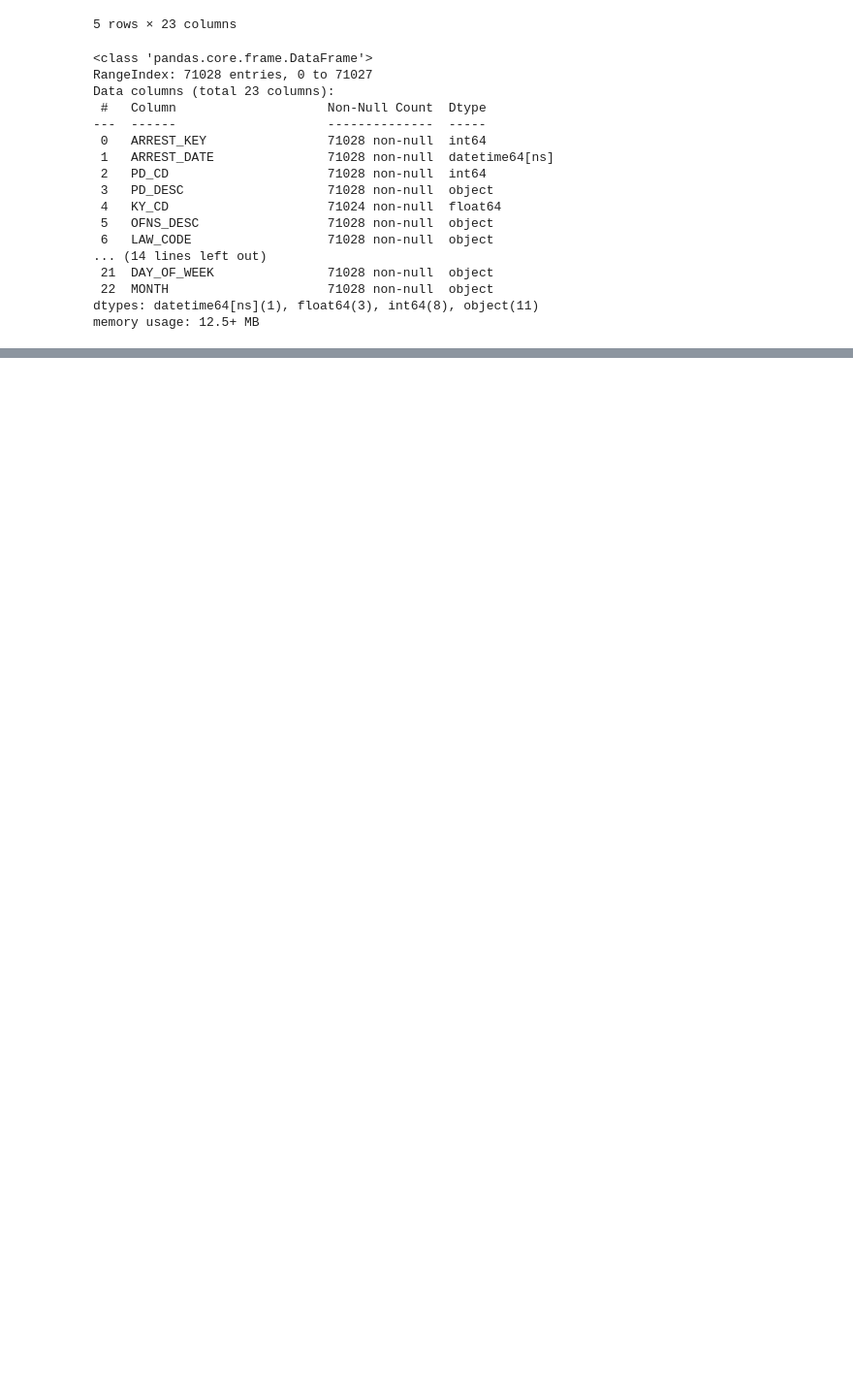
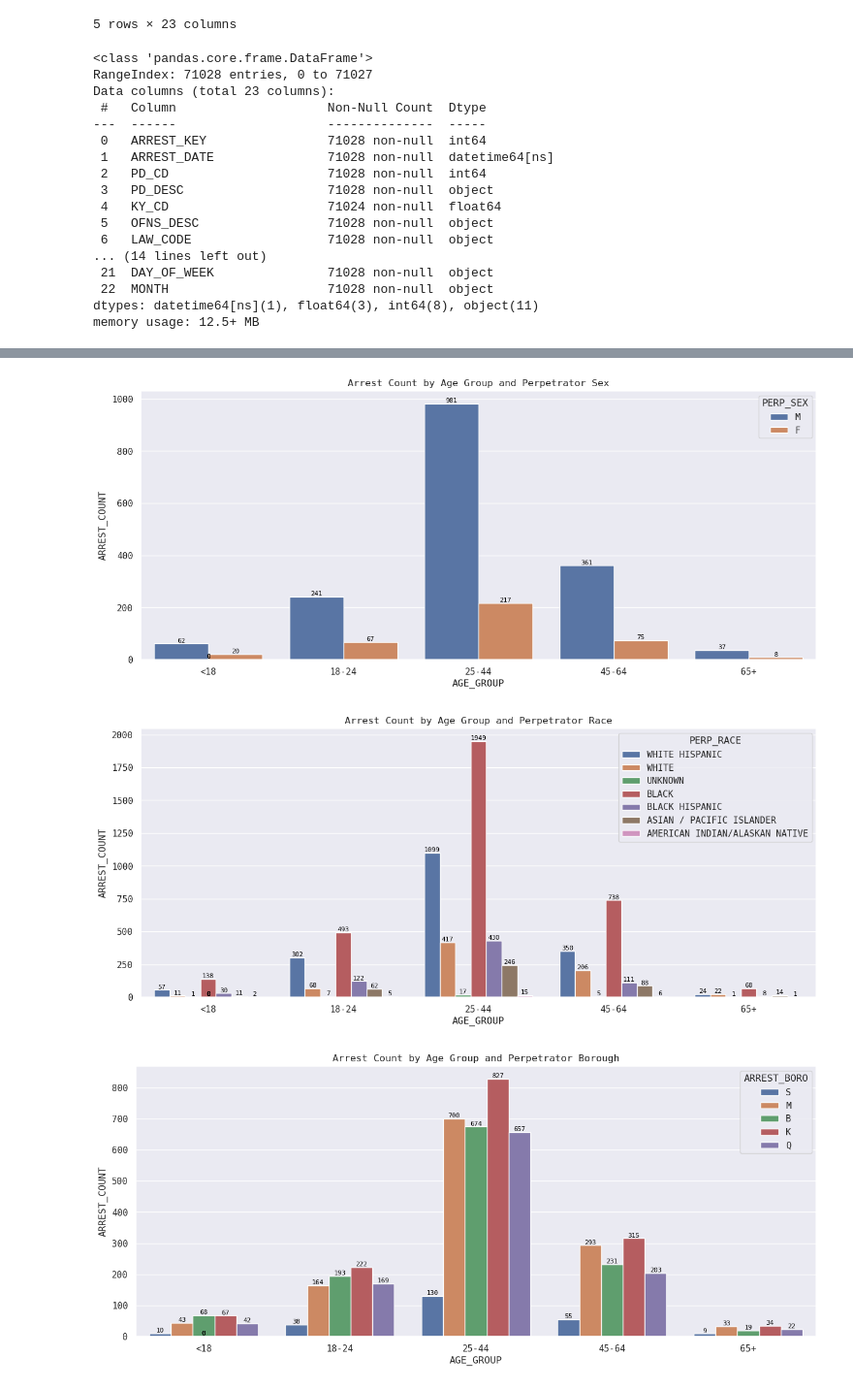
Before and after one commit to drod75/nyc-arrests-analysis, a Jupyter notebook: notebooks/highLevel.ipynb, the cells around one changed output, grey strips where cells are left out. Shown at 97% size. Cells and saved outputs as stored; diff of their text form; code cells hidden in the pictures; blank space fills up the shorter version.

```diff
--- a/notebooks/highLevel.ipynb
+++ b/notebooks/highLevel.ipynb
@@ -129,0 +51,3 @@ df_crime_detailed.head()
+# %%
+df_demographics = df.groupby(['ARREST_BORO','AGE_GROUP', 'PERP_SEX', 'PERP_RACE']).size().reset_index(name='ARREST_COUNT')
+df_demographics.head()
@@ -129,0 +61,5 @@ df_crime_detailed.head()
+# %%
+desired_order = ['<18', '18-24', '25-44', '45-64', '65+']
+df_demographics['AGE_GROUP'] = pd.Categorical(df_demographics['AGE_GROUP'], categories=desired_order, ordered=True)
+df_demographics = df_demographics.sort_values(by='AGE_GROUP')
+df_demographics.head()
@@ -129,0 +73,39 @@ df_crime_detailed.head()
+# %%
+import seaborn as sns
+import matplotlib.pyplot as plt
+
+sns.set_theme(context='notebook', style='darkgrid', palette='deep', font='monospace', font_scale=1, color_codes=True)
+
+# Create a grouped bar chart for `AGE_GROUP` by `PERP_SEX`
+plt.figure(figsize=(15, 6))
+a = sns.barplot(data=df_demographics, x='AGE_GROUP', y='ARREST_COUNT', hue='PERP_SEX', errorbar=None)
+plt.title('Arrest Count by Age Group and Perpetrator Sex')
+for p in a.patches:
+    height = p.get_height()
+    a.annotate(f'{height:.0f}', (p.get_x() + p.get_width() / 2, height),
+               ha='center', va='bottom', fontsize=8, color='black')
+plt.show()
+
+# Create a grouped bar chart for `AGE_GROUP` by `PERP_RACE`
+plt.figure(figsize=(15, 6))
+b = sns.barplot(data=df_demographics, x='AGE_GROUP', y='ARREST_COUNT', hue='PERP_RACE', errorbar=None)
+plt.title('Arrest Count by Age Group and Perpetrator Race')
+for p in b.patches:
+    height = p.get_height()
+    b.annotate(f'{height:.0f}', (p.get_x() + p.get_width() / 2, height),
+               ha='center', va='bottom', fontsize=8, color='black')
+plt.show()
+
+# Create a grouped bar chart for `AGE_GROUP` by `PERP_RACE`
+plt.figure(figsize=(15, 6))
+c = sns.barplot(data=df_demographics, x='AGE_GROUP', y='ARREST_COUNT', hue='ARREST_BORO', errorbar=None)
+plt.title('Arrest Count by Age Group and Perpetrator Borough')
+for p in c.patches:
+    height = p.get_height()
+    c.annotate(f'{height:.0f}', (p.get_x() + p.get_width() / 2, height),
+               ha='center', va='bottom', fontsize=8, color='black')
+plt.show()
+# %% [output]
+[figure, added]
+[figure, added]
+[figure, added]
```
Also changed, not shown: parts of 10 cells of this notebook, 1 other file.
